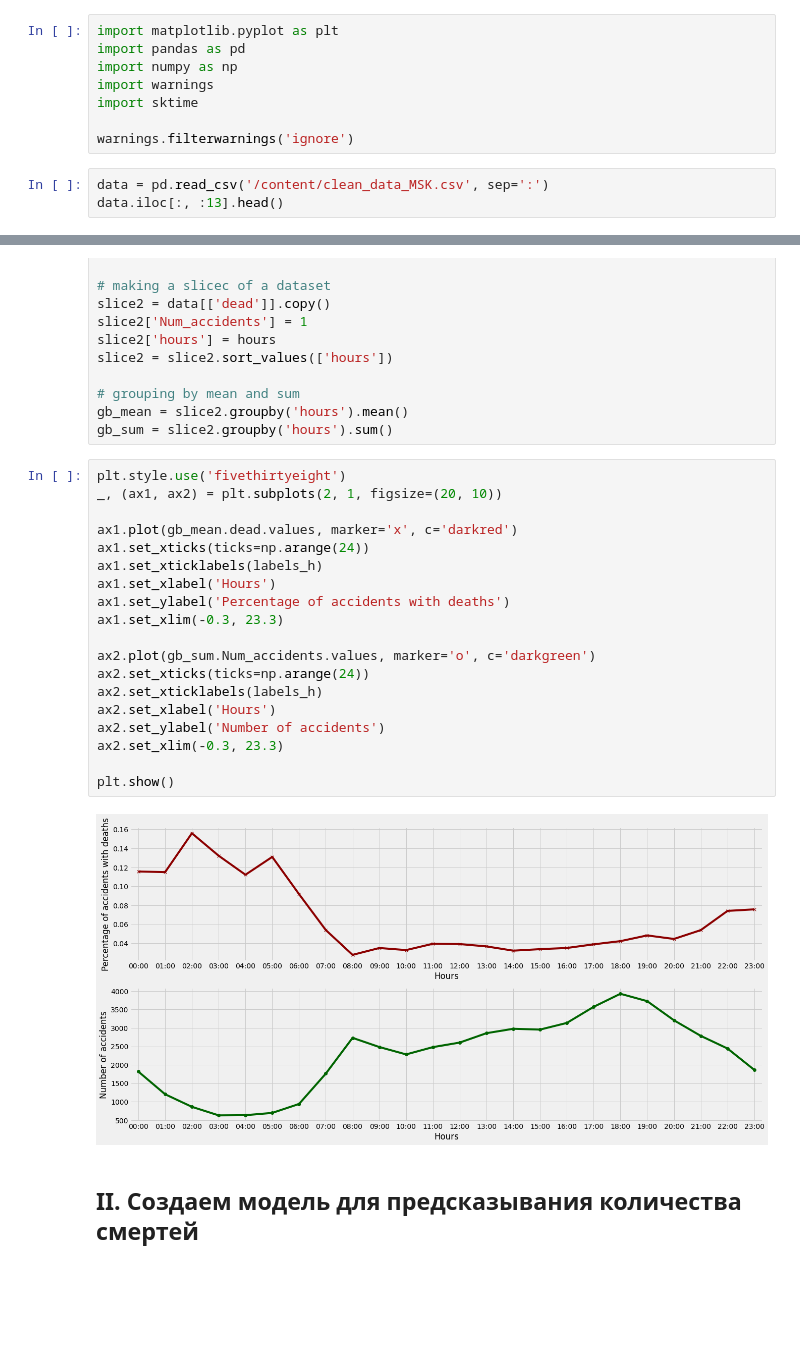
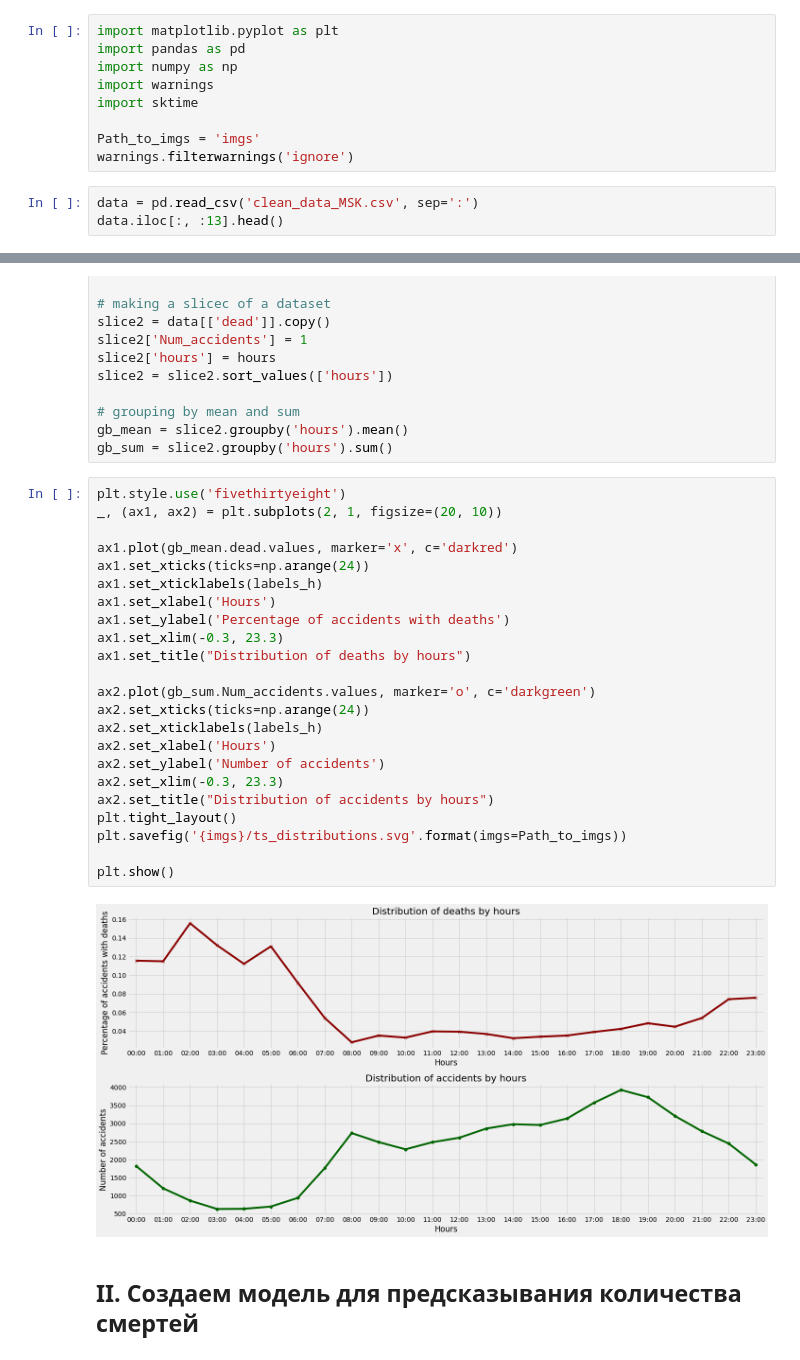
Before and after one commit to isdevnull/cw3, a Jupyter notebook: ts_analysis.ipynb, the cells around one changed output, grey strips where cells are left out. Saved outputs shown, nothing was run; the diff lists cells and outputs as text; blank space fills up the shorter version.

```diff
--- a/ts_analysis.ipynb
+++ b/ts_analysis.ipynb
@@ -10,9 +10,10 @@ import numpy as np
 import warnings
 import sktime
 
+Path_to_imgs = 'imgs'
 warnings.filterwarnings('ignore')
 # %%
-data = pd.read_csv('/content/clean_data_MSK.csv', sep=':')
+data = pd.read_csv('clean_data_MSK.csv', sep=':')
 data.iloc[:, :13].head()
 # %% [output]
 |  | lighting | lat | long | region | category | date | severity | dead | injured | n_participants | ... |
@@ -75,24 +78,28 @@ gb_sum = slice2.groupby('hours').sum()
 # %%
 plt.style.use('fivethirtyeight')
 _, (ax1, ax2) = plt.subplots(2, 1, figsize=(20, 10))
 
 ax1.plot(gb_mean.dead.values, marker='x', c='darkred')
 ax1.set_xticks(ticks=np.arange(24))
 ax1.set_xticklabels(labels_h)
 ax1.set_xlabel('Hours')
 ax1.set_ylabel('Percentage of accidents with deaths')
 ax1.set_xlim(-0.3, 23.3)
+ax1.set_title("Distribution of deaths by hours")
 
 ax2.plot(gb_sum.Num_accidents.values, marker='o', c='darkgreen')
 ax2.set_xticks(ticks=np.arange(24))
 ax2.set_xticklabels(labels_h)
 ax2.set_xlabel('Hours')
 ax2.set_ylabel('Number of accidents')
 ax2.set_xlim(-0.3, 23.3)
+ax2.set_title("Distribution of accidents by hours")
+plt.tight_layout()
+plt.savefig('{imgs}/ts_distributions.svg'.format(imgs=Path_to_imgs))
 
 plt.show()
 # %% [output]
-[figure, old version]
+[figure, new version]
 # %% [markdown]
 ## II. Создаем модель для предсказывания количества смертей
 # %% [markdown]
```
Also changed, not shown: parts of 1 cell of this notebook, 3 other files.
